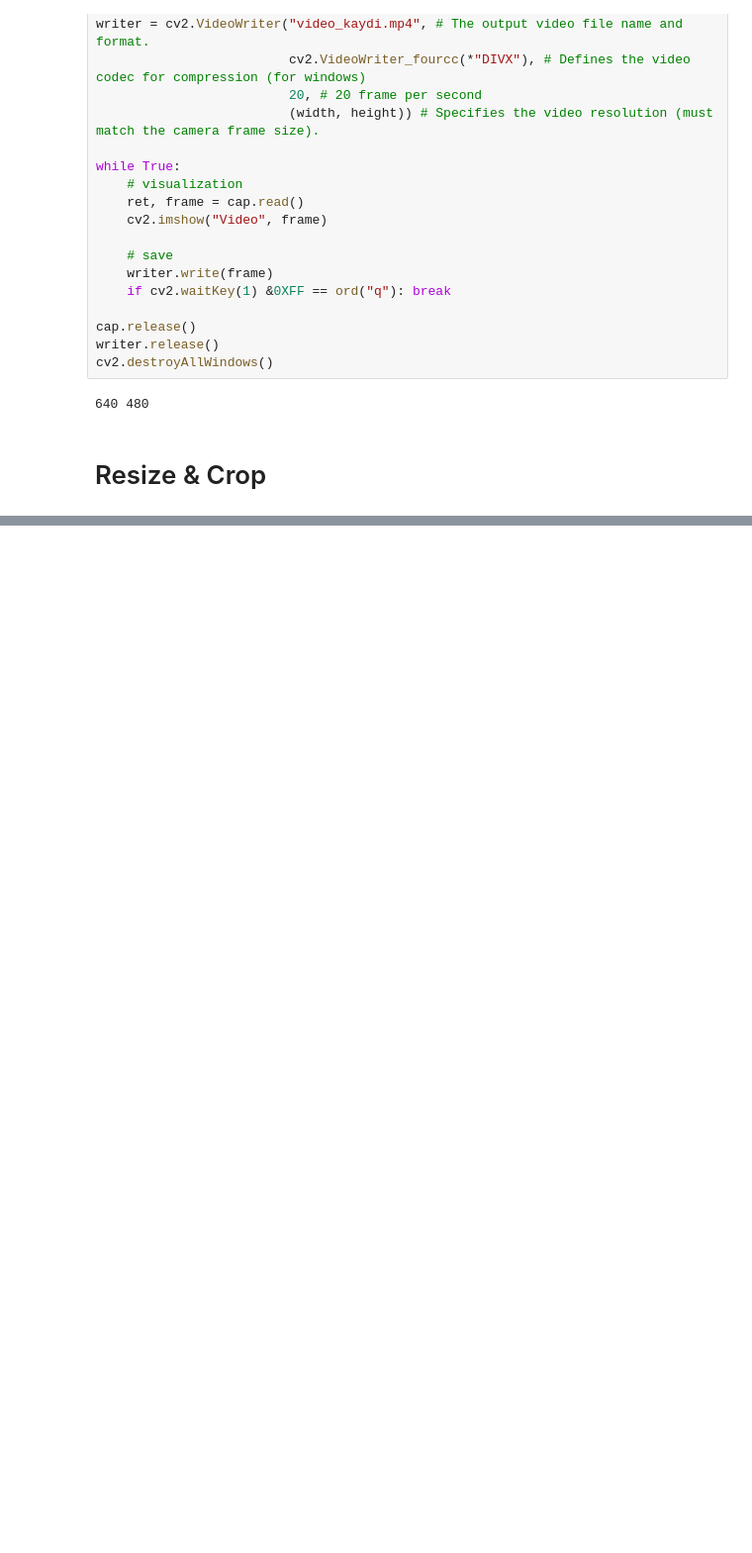
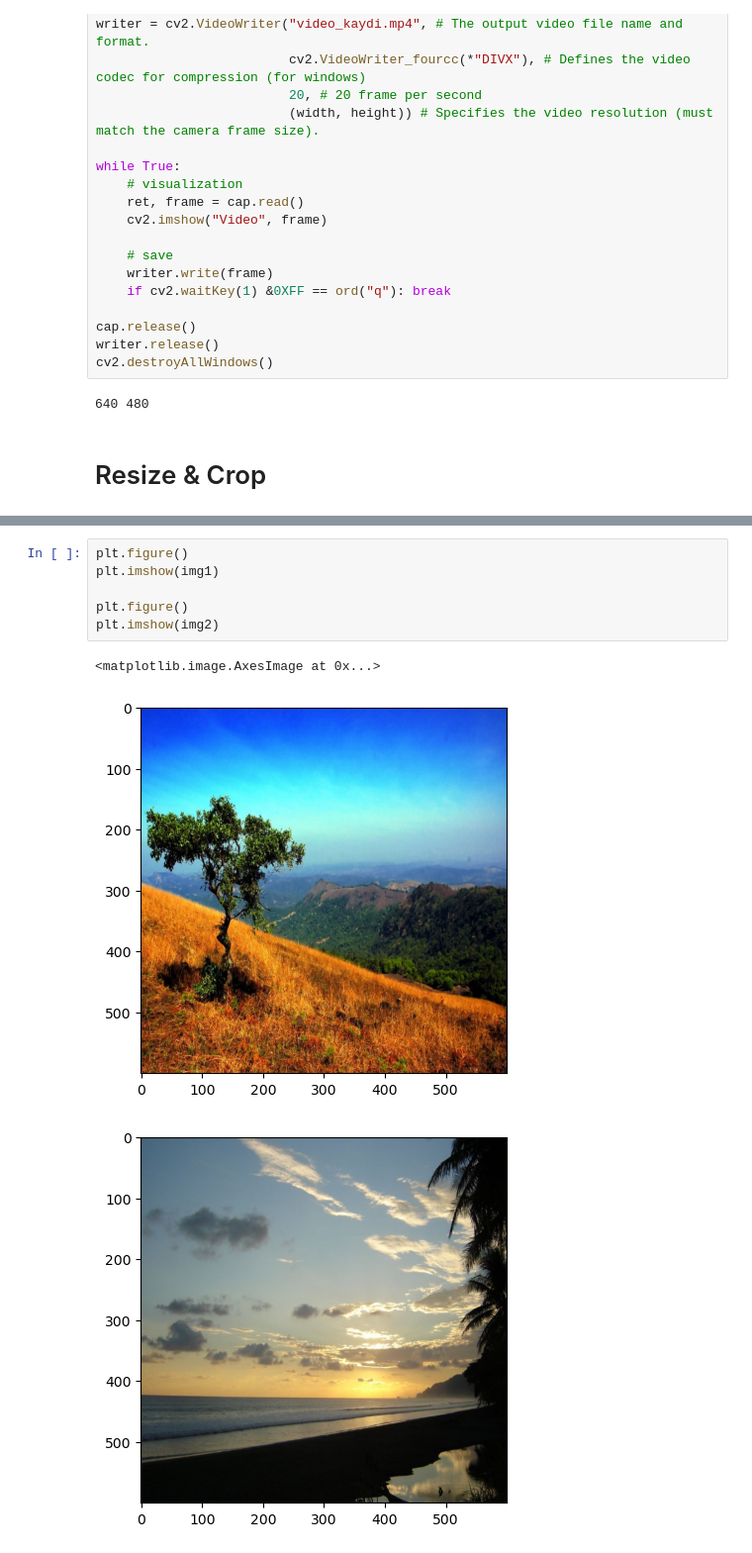
Before and after one commit to alisankoroglu/Image-Processing, a Jupyter notebook: ImageProcessing.ipynb, the cells around one changed output, grey strips where cells are left out. Shown at 99% size. Saved outputs shown, nothing was run; the diff lists cells and outputs as text; blank space fills up the shorter version.

```diff
--- a/ImageProcessing.ipynb
+++ b/ImageProcessing.ipynb
@@ -115,0 +346,10 @@ cv2.destroyAllWindows()
+# %%
+plt.figure()
+plt.imshow(img1)
+
+plt.figure()
+plt.imshow(img2)
+# %% [output]
+<matplotlib.image.AxesImage at 0x...>
+[figure, added]
+[figure, added]
```
Also changed, not shown: parts of 30 cells of this notebook, 4 other files.
